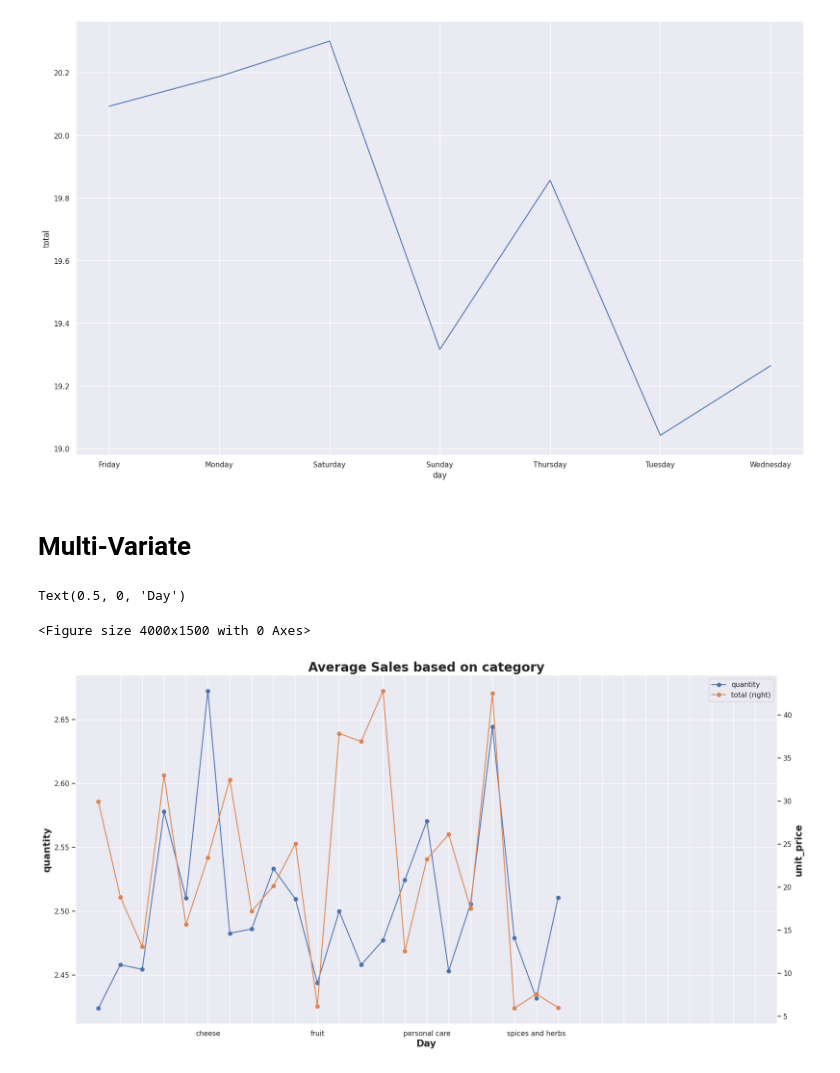
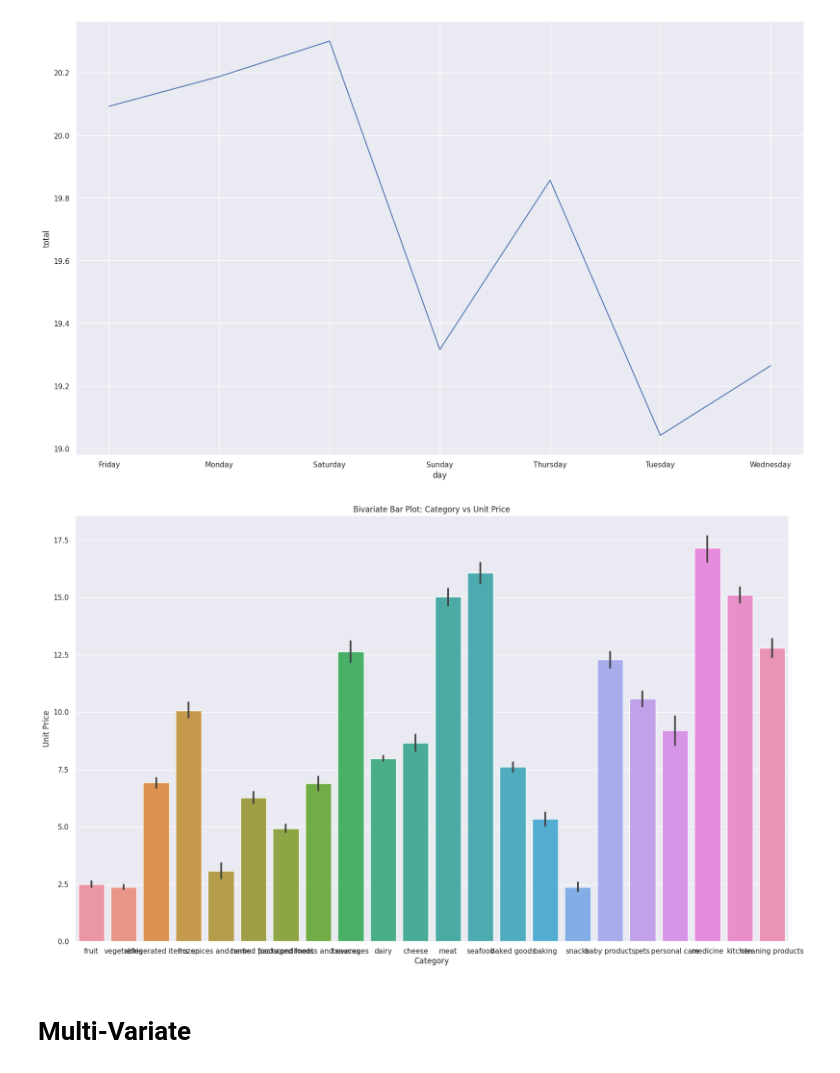
Before and after one commit to ayeshafirdose31/Cognizant_AI, a Jupyter notebook: Task1.ipynb, the cells around one changed output. Drawn from its saved outputs; the diff is of its cells as text; code cells hidden in the pictures.

```diff
--- a/Task1.ipynb
+++ b/Task1.ipynb
@@ -266,6 +266,3 @@ df["customer_type"].value_counts().plot(kind='pie',autopct='%.2f')
 plot_categorical_distribution(df, 'payment_type')
 # %% [output]
 [figure]
-# %%
-plt.rcParams['figure.figsize'] = [20, 12]
-sns.countplot(df['category'])
@@ -352,18 +324,16 @@ sns.lineplot(x= df.groupby(df.day).mean().index,
 # %% [output]
 <Axes: xlabel='day', ylabel='total'>
 [figure]
+# %%
+sns.barplot(x='category', y='quantity', data=df)
+plt.title('Bivariate Bar Plot: Category vs Unit Price')
+plt.xlabel('Category')
+plt.ylabel('Unit Price')
+
+# Display the plot
+plt.show()
+# %% [output]
+[figure, added]
 # %% [markdown]
 # Multi-Variate
-# %%
-plt.figure(figsize=(40,15))
-ax = df.groupby('category')[['quantity', 'total']].mean().plot(secondary_y=['total'], figsize=(20,10), marker='o')
-ax.set_ylabel('quantity',size=15,fontdict={"weight": "bold"})
-ax.right_ax.set_ylabel('unit_price',size=15,fontdict={"weight": "bold"})
-ax.set_xticks(range(1,32))
-plt.title('Average Sales based on category',fontsize=20,fontdict={"weight": "bold"})
-ax.set_xlabel('Day',size=15,fontdict={"weight": "bold"})
-# %% [output]
-Text(0.5, 0, 'Day')
-<Figure size 4000x1500 with 0 Axes>
-[figure, removed]
 # %%
```
Also changed, not shown: parts of 4 cells of this notebook.
